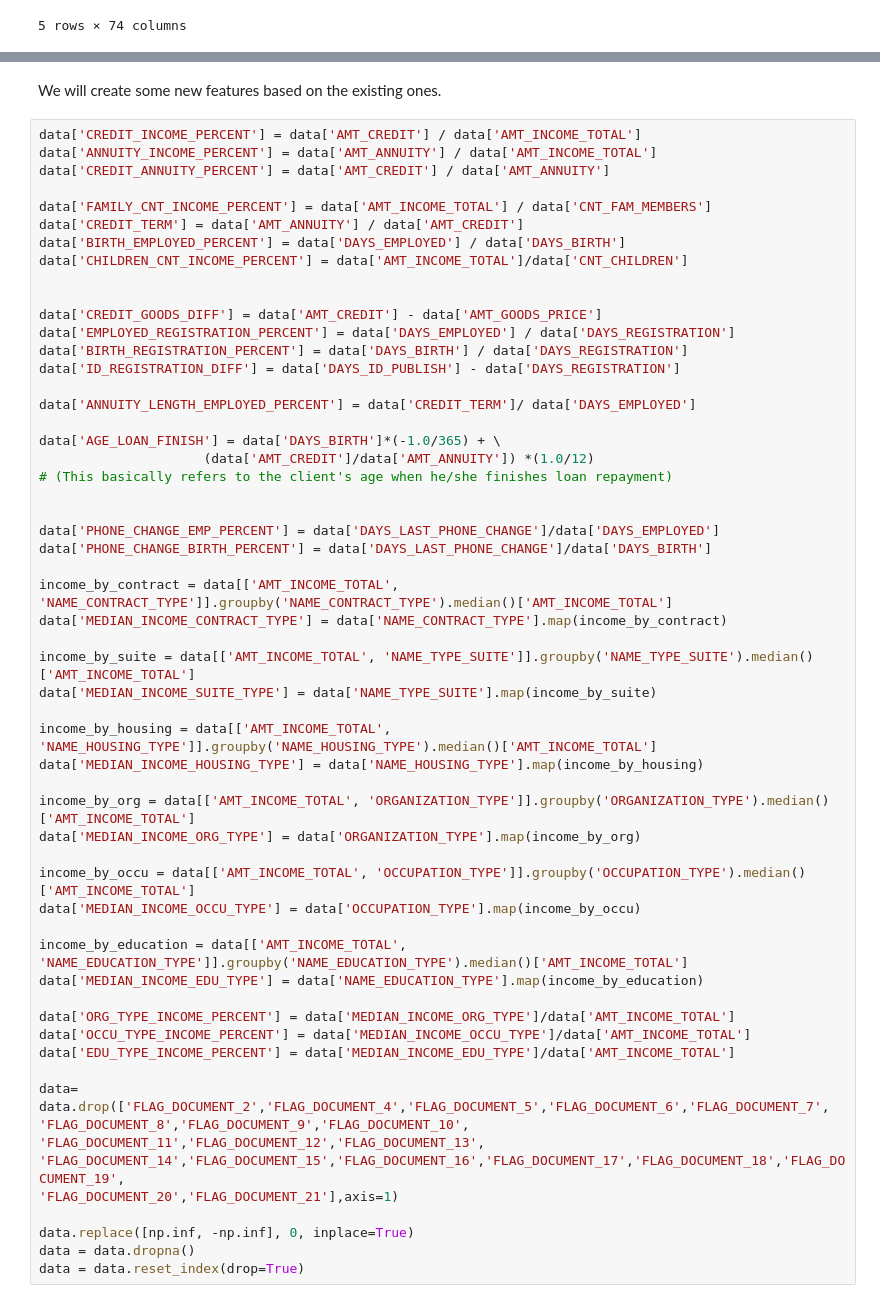
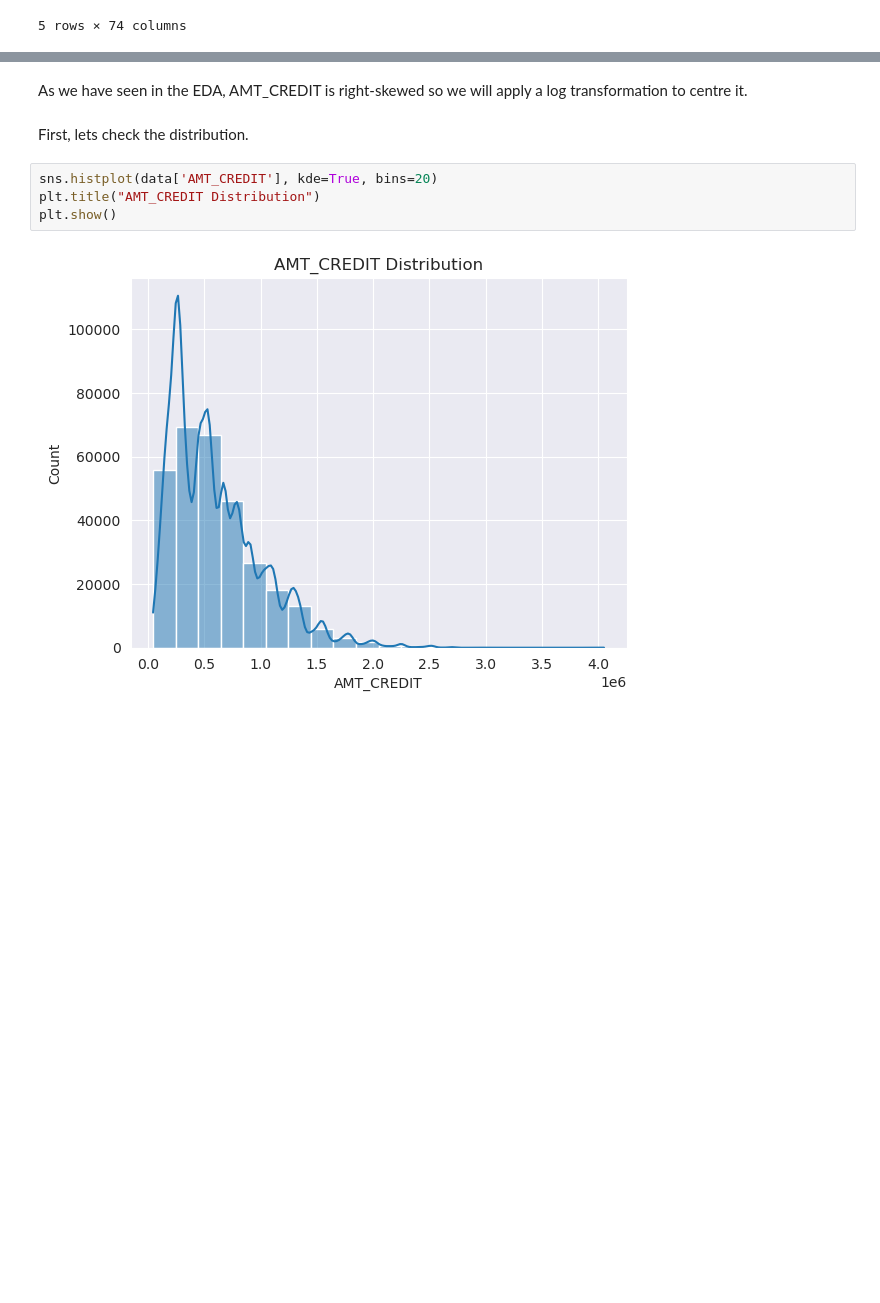
Before and after one commit to aitordiezUD/Default-Risk, a Jupyter notebook: notebooks/feature_engineering.ipynb, the cells around one changed output, grey strips where cells are left out. Drawn from its saved outputs; the diff is of its cells as text; blank space fills up the shorter version.

```diff
--- a/notebooks/feature_engineering.ipynb
+++ b/notebooks/feature_engineering.ipynb
@@ -19,58 +30,10 @@ data.head()
-# %% [markdown]
-We will create some new features based on the existing ones.
-# %%
-data['CREDIT_INCOME_PERCENT'] = data['AMT_CREDIT'] / data['AMT_INCOME_TOTAL']
-data['ANNUITY_INCOME_PERCENT'] = data['AMT_ANNUITY'] / data['AMT_INCOME_TOTAL']
-data['CREDIT_ANNUITY_PERCENT'] = data['AMT_CREDIT'] / data['AMT_ANNUITY']
-
-data['FAMILY_CNT_INCOME_PERCENT'] = data['AMT_INCOME_TOTAL'] / data['CNT_FAM_MEMBERS']
-data['CREDIT_TERM'] = data['AMT_ANNUITY'] / data['AMT_CREDIT']
-data['BIRTH_EMPLOYED_PERCENT'] = data['DAYS_EMPLOYED'] / data['DAYS_BIRTH']
-data['CHILDREN_CNT_INCOME_PERCENT'] = data['AMT_INCOME_TOTAL']/data['CNT_CHILDREN']
-
-
-data['CREDIT_GOODS_DIFF'] = data['AMT_CREDIT'] - data['AMT_GOODS_PRICE']
-data['EMPLOYED_REGISTRATION_PERCENT'] = data['DAYS_EMPLOYED'] / data['DAYS_REGISTRATION']
-data['BIRTH_REGISTRATION_PERCENT'] = data['DAYS_BIRTH'] / data['DAYS_REGISTRATION']
-data['ID_REGISTRATION_DIFF'] = data['DAYS_ID_PUBLISH'] - data['DAYS_REGISTRATION']
-
-data['ANNUITY_LENGTH_EMPLOYED_PERCENT'] = data['CREDIT_TERM']/ data['DAYS_EMPLOYED']
-
-data['AGE_LOAN_FINISH'] = data['DAYS_BIRTH']*(-1.0/365) + \
-                     (data['AMT_CREDIT']/data['AMT_ANNUITY']) *(1.0/12)
-# (This basically refers to the client's age when he/she finishes loan repayment)
-
-
-data['PHONE_CHANGE_EMP_PERCENT'] = data['DAYS_LAST_PHONE_CHANGE']/data['DAYS_EMPLOYED']
-data['PHONE_CHANGE_BIRTH_PERCENT'] = data['DAYS_LAST_PHONE_CHANGE']/data['DAYS_BIRTH']
-
-income_by_contract = data[['AMT_INCOME_TOTAL', 'NAME_CONTRACT_TYPE']].groupby('NAME_CONTRACT_TYPE').median()['AMT_INCOME_TOTAL']
-data['MEDIAN_INCOME_CONTRACT_TYPE'] = data['NAME_CONTRACT_TYPE'].map(income_by_contract)
-
-income_by_suite = data[['AMT_INCOME_TOTAL', 'NAME_TYPE_SUITE']].groupby('NAME_TYPE_SUITE').median()['AMT_INCOME_TOTAL']
-data['MEDIAN_INCOME_SUITE_TYPE'] = data['NAME_TYPE_SUITE'].map(income_by_suite)
-
-income_by_housing = data[['AMT_INCOME_TOTAL', 'NAME_HOUSING_TYPE']].groupby('NAME_HOUSING_TYPE').median()['AMT_INCOME_TOTAL']
-data['MEDIAN_INCOME_HOUSING_TYPE'] = data['NAME_HOUSING_TYPE'].map(income_by_housing)
-
-income_by_org = data[['AMT_INCOME_TOTAL', 'ORGANIZATION_TYPE']].groupby('ORGANIZATION_TYPE').median()['AMT_INCOME_TOTAL']
-data['MEDIAN_INCOME_ORG_TYPE'] = data['ORGANIZATION_TYPE'].map(income_by_org)
-
-income_by_occu = data[['AMT_INCOME_TOTAL', 'OCCUPATION_TYPE']].groupby('OCCUPATION_TYPE').median()['AMT_INCOME_TOTAL']
-data['MEDIAN_INCOME_OCCU_TYPE'] = data['OCCUPATION_TYPE'].map(income_by_occu)
-
-income_by_education = data[['AMT_INCOME_TOTAL', 'NAME_EDUCATION_TYPE']].groupby('NAME_EDUCATION_TYPE').median()['AMT_INCOME_TOTAL']
-data['MEDIAN_INCOME_EDU_TYPE'] = data['NAME_EDUCATION_TYPE'].map(income_by_education)
-
-data['ORG_TYPE_INCOME_PERCENT'] = data['MEDIAN_INCOME_ORG_TYPE']/data['AMT_INCOME_TOTAL']
-data['OCCU_TYPE_INCOME_PERCENT'] = data['MEDIAN_INCOME_OCCU_TYPE']/data['AMT_INCOME_TOTAL']
-data['EDU_TYPE_INCOME_PERCENT'] = data['MEDIAN_INCOME_EDU_TYPE']/data['AMT_INCOME_TOTAL']
-
-data= data.drop(['FLAG_DOCUMENT_2','FLAG_DOCUMENT_4','FLAG_DOCUMENT_5','FLAG_DOCUMENT_6','FLAG_DOCUMENT_7',
-'FLAG_DOCUMENT_8','FLAG_DOCUMENT_9','FLAG_DOCUMENT_10', 'FLAG_DOCUMENT_11','FLAG_DOCUMENT_12','FLAG_DOCUMENT_13',
-'FLAG_DOCUMENT_14','FLAG_DOCUMENT_15','FLAG_DOCUMENT_16','FLAG_DOCUMENT_17','FLAG_DOCUMENT_18','FLAG_DOCUMENT_19',
-'FLAG_DOCUMENT_20','FLAG_DOCUMENT_21'],axis=1)
-
-data.replace([np.inf, -np.inf], 0, inplace=True)
-data = data.dropna()
-data = data.reset_index(drop=True)
+# %% [markdown]
+As we have seen in the EDA, AMT_CREDIT is right-skewed so we will apply a log transformation to centre it.
+# %% [markdown]
+First, lets check the distribution.
+# %%
+sns.histplot(data['AMT_CREDIT'], kde=True, bins=20)
+plt.title("AMT_CREDIT Distribution")
+plt.show()
+# %% [output]
+[figure, added]
```
Also changed, not shown: parts of 55 cells of this notebook, 3 other files.
